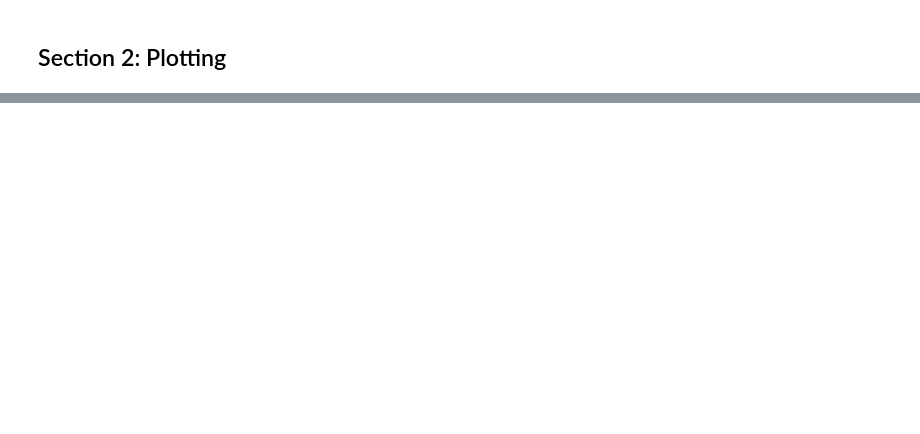
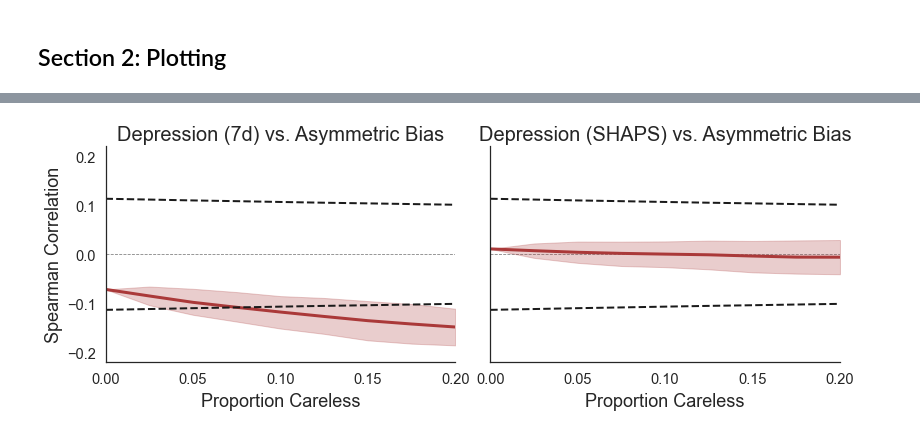
Before and after one commit to nivlab/sciops, a Jupyter notebook: analysis/results_03b.ipynb, the cells around one changed output, grey strips where cells are left out. Cells and saved outputs as stored; diff of their text form; code cells hidden in the pictures; blank space fills up the shorter version.

```diff
--- a/analysis/results_03b.ipynb
+++ b/analysis/results_03b.ipynb
@@ -34,0 +10,15 @@ credible = credible.reshape(3,5)
+# %%
+## Load behavioral correlates.
+data = read_csv(os.path.join('data','correlates.csv'))
+
+## Load total scores.
+scores = read_csv(os.path.join('data','scores.csv'))
+
+## Load rejection metrics.
+metrics = read_csv(os.path.join('data','metrics.csv'))
+
+## Merge DataFrames.
+data = data.merge(scores).merge(metrics[['platform','subject','infreq']])
+
+## Re-format infrequency.
+data['infreq'] = np.where(data['infreq'] > 0, 0, 1)
@@ -87,0 +73,48 @@ plt.savefig(os.path.join('..','figures','main_03b.png'), dpi=180, transparent=Tr
+# %%
+import matplotlib.pyplot as plt
+import matplotlib.gridspec as gridspec
+import seaborn as sns
+from matplotlib.colors import ListedColormap
+sns.set_theme('notebook', style='white', font='sans-serif', font_scale=1.33)
+%matplotlib inline
+
+#~~~~~~~~~~~~~~~~~~~~~~~~~~~~~~~~~~~~~~~~~~#
+### Define canvas.
+#~~~~~~~~~~~~~~~~~~~~~~~~~~~~~~~~~~~~~~~~~~#
+
+## Initialize canvas.
+fig, axes = plt.subplots(1,2,figsize=(12,4),sharex=True,sharey=True)
+
+## Define reference values.
+critical_values = 1.96 / np.sqrt(include + pass_ix.size - 1)
+
+## Define aesthetics.
+titles = ['Depression (7d) vs. Asymmetric Bias','Depression (SHAPS) vs. Asymmetric Bias']
+bounds = [5, 95]
+
+for i, ax in enumerate(axes):
+
+    ## Calculate bootstrap upper/lower bounds.
+    lb = np.apply_along_axis(np.percentile, 0, corr[...,i], bounds[0])
+    ub = np.apply_along_axis(np.percentile, 0, corr[...,i], bounds[1])
+
+    ## Plot correlations.
+    ax.plot(percentiles, corr[...,i].mean(axis=0), lw=3, color='#AA3939')
+    ax.fill_between(percentiles, lb, ub, color='#AA3939', alpha=0.25)
+
+    ## Plot critical values.
+    ax.plot(percentiles, critical_values, color='k', lw=2, linestyle='--')
+    ax.plot(percentiles, -critical_values, color='k', lw=2, linestyle='--')
+    ax.axhline(0, color='0.5', lw=0.8, linestyle='--', zorder=-1)
+
+    ## Add detail.
+    ax.set(xlim=(0.0,0.2), xticks=np.linspace(0,0.2,5), ylim=(-0.22,0.22))
+    if not i: ax.set_ylabel('Spearman Correlation', fontsize=18)
+    ax.set_xlabel('Proportion Careless', fontsize=18, labelpad=6)
+    ax.set_title(titles[i], fontsize=20)
+
+sns.despine()
+plt.subplots_adjust(left=0.1, right=0.95, top=0.9, bottom=0.15, wspace=0.1)
+plt.savefig(os.path.join('..','figures','main_03b.png'), dpi=180, transparent=True)
+# %% [output]
+[figure, added]
```
Also changed, not shown: parts of 7 cells of this notebook, 26 other files.
